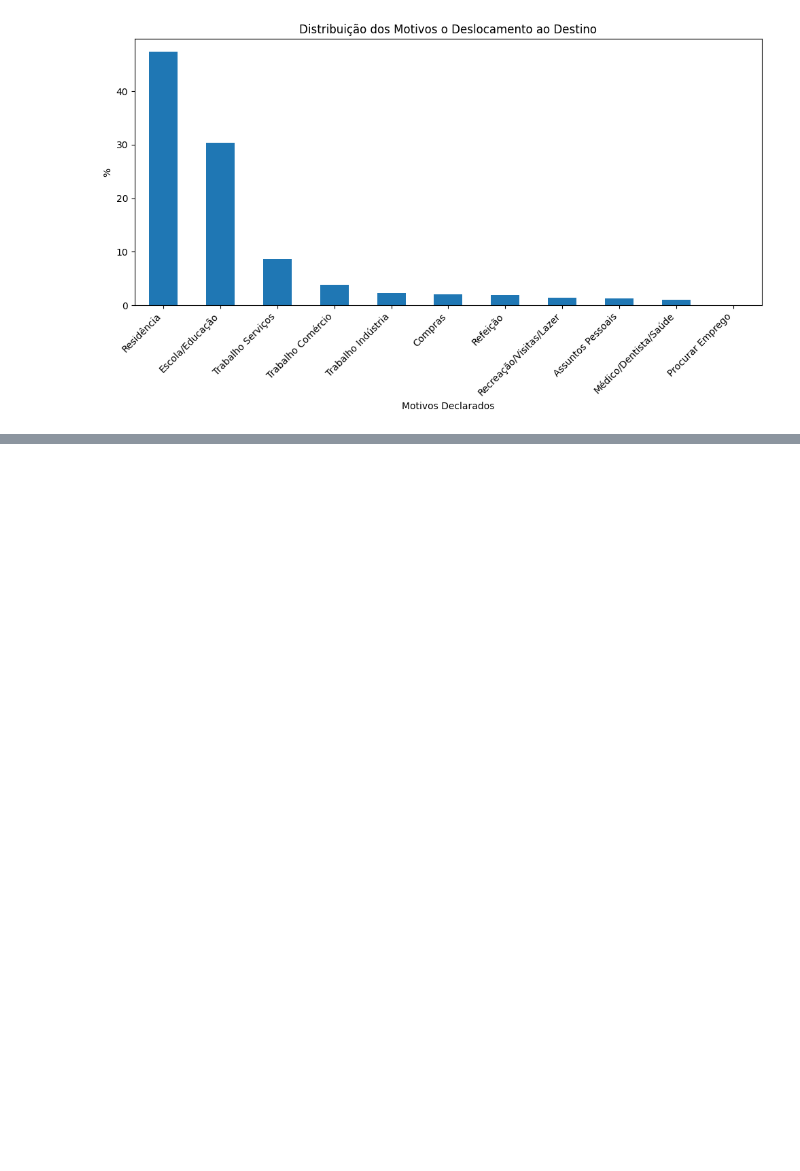
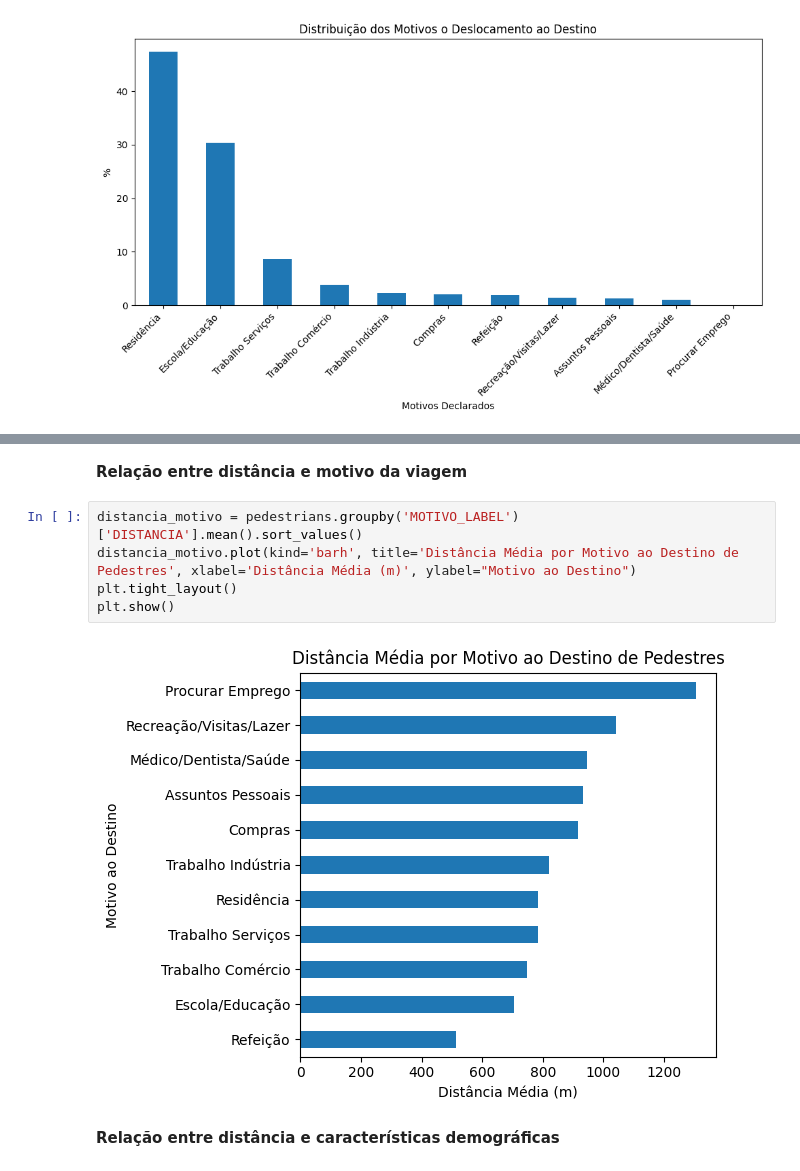
Before and after one commit to gustavo-rmontes/TCC, a Jupyter notebook: analysis_scripts/od_23-analysis.ipynb, the cells around one changed output, grey strips where cells are left out. Cells and saved outputs as stored; diff of their text form; blank space fills up the shorter version.

```diff
--- a/analysis_scripts/od_23-analysis.ipynb
+++ b/analysis_scripts/od_23-analysis.ipynb
@@ -391,0 +513,11 @@ plt.show()
+# %% [markdown]
+**Relação entre distância e motivo da viagem**
+# %%
+distancia_motivo = pedestrians.groupby('MOTIVO_LABEL')['DISTANCIA'].mean().sort_values()
+distancia_motivo.plot(kind='barh', title='Distância Média por Motivo ao Destino de Pedestres', xlabel='Distância Média (m)', ylabel="Motivo ao Destino")
+plt.tight_layout()
+plt.show()
+# %% [output]
+[figure, added]
+# %% [markdown]
+**Relação entre distância e características demográficas**
```
Also changed, not shown: parts of 31 cells of this notebook.
